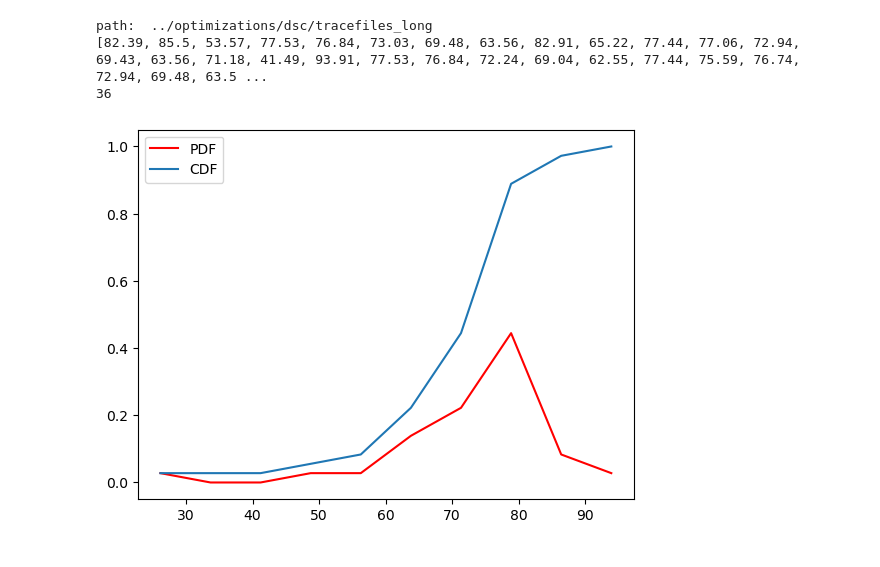
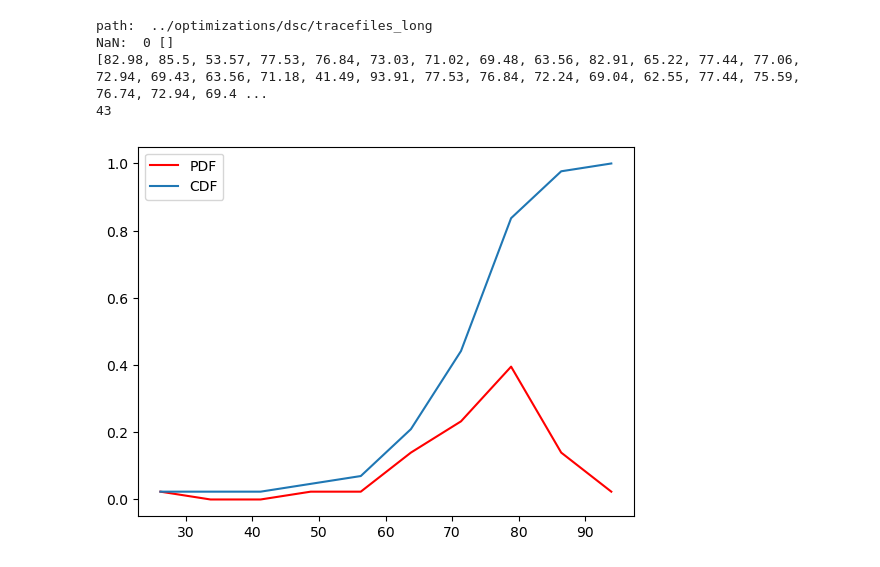
Before and after one commit to HaoxianChen/smart-contracts, a Jupyter notebook: analysis/cdf.ipynb, the cells around one changed output. Cells and saved outputs as stored; diff of their text form; code cells hidden in the pictures.

```diff
--- a/analysis/cdf.ipynb
+++ b/analysis/cdf.ipynb
@@ -47,11 +78,12 @@ def get_data(compiler_name, if_long):
     return data
 # %%
-data_dsc_long = get_data('dsc', True)
+data_dsc_long = get_data('dsc', True, 'storage_over_op')
 print(data_dsc_long)
 print(len(data_dsc_long))
 plot_cdf(data_dsc_long, 10)
 # %% [output]
 path:  ../optimizations/dsc/tracefiles_long
-[82.39, 85.5, 53.57, 77.53, 76.84, 73.03, 69.48, 63.56, 82.91, 65.22, 77.44, 77.06, 72.94, 69.43, 63.56, 71.18, 41.49, 93.91, 77.53, 76.84, 72.24, 69.04, 62.55, 77.44, 75.59, 76.74, 72.94, 69.48, 63.5 ...
-36
+NaN:  0 []
+[82.98, 85.5, 53.57, 77.53, 76.84, 73.03, 71.02, 69.48, 63.56, 82.91, 65.22, 77.44, 77.06, 72.94, 69.43, 63.56, 71.18, 41.49, 93.91, 77.53, 76.84, 72.24, 69.04, 62.55, 77.44, 75.59, 76.74, 72.94, 69.4 ...
+43
-[figure, old version]
+[figure, new version]
```
Also changed, not shown: parts of 15 cells of this notebook, 49 other files.
